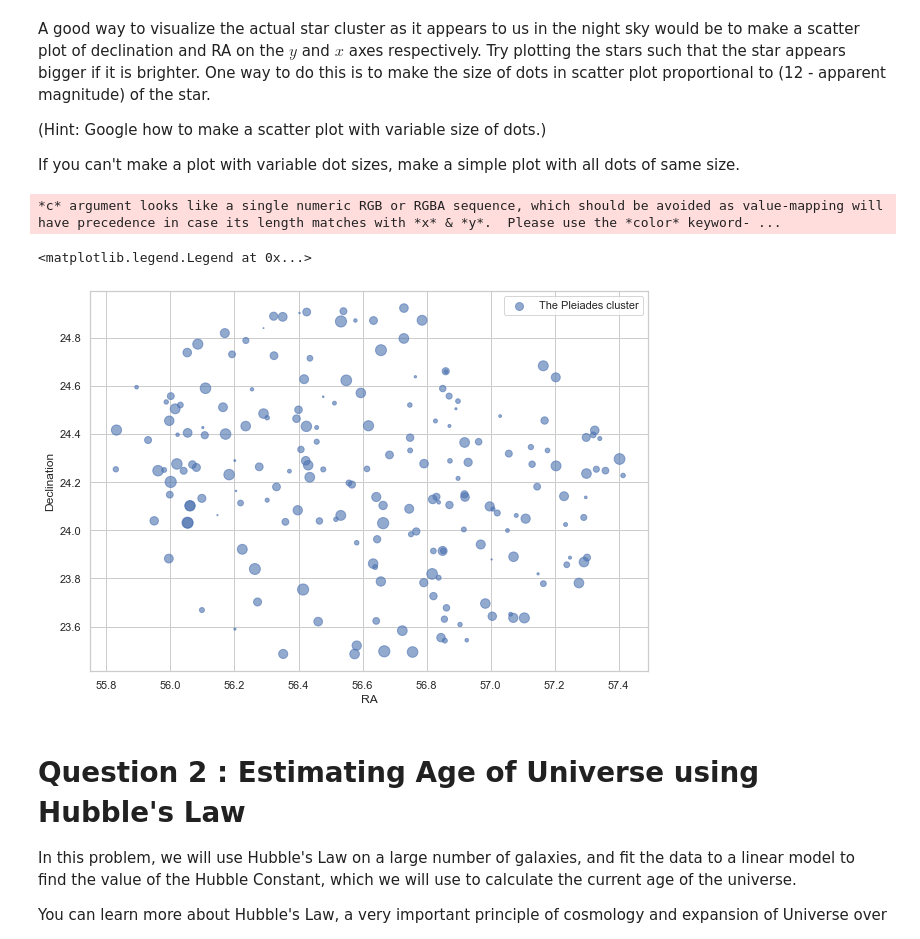
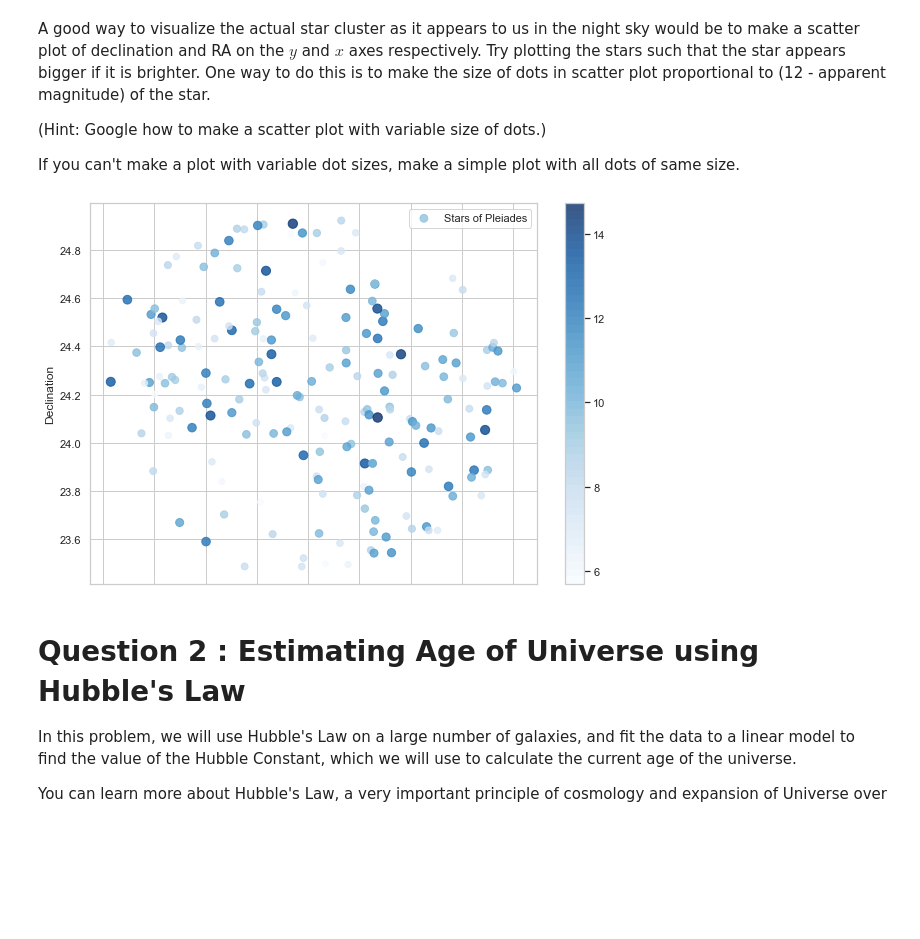
Before and after one commit to darshanmakwana412/Krittika_Assignment, a Jupyter notebook: CAB_Problem_Statement.ipynb, the cells around one changed output. Cells and saved outputs as stored; diff of their text form; code cells hidden in the pictures; blank space fills up the shorter version.

```diff
--- a/CAB_Problem_Statement.ipynb
+++ b/CAB_Problem_Statement.ipynb
@@ -89,14 +91,13 @@ A good way to visualize the actual star cluster as it appears to us in the night
 
 If you can't make a plot with variable dot sizes, make a simple plot with all dots of same size.
 # %%
-stardata.plot(kind="scatter", x="RA", y="Declination", alpha=0.6,
- s=abs(stardata["Absolute Magnitude"])*20, label="The Pleiades cluster", figsize=(10,7)
-)
+stardata.plot(kind="scatter", x="RA", y="Declination", alpha=0.8,
+ s=(12-stardata["Absolute Magnitude"])*6, label="Stars of Pleiades", figsize=(10,7),
+ c=(12-stardata["Absolute Magnitude"]), cmap=plt.cm.get_cmap('Blues', 50), colorbar=True,)
 plt.legend()
+plt.show()
 # %% [output]
-*c* argument looks like a single numeric RGB or RGBA sequence, which should be avoided as value-mapping will have precedence in case its length matches with *x* & *y*.  Please use the *color* keyword- ...
-<matplotlib.legend.Legend at 0x...>
-[figure, old version]
+[figure, new version]
 # %% [markdown]
 # **Question 2 : Estimating Age of Universe using Hubble's Law**
 
```
Also changed, not shown: parts of 2 cells of this notebook.
